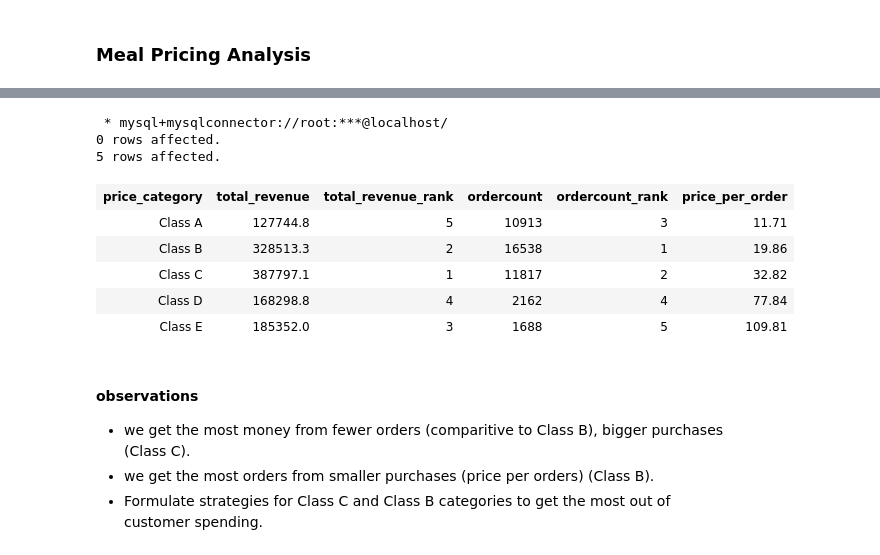
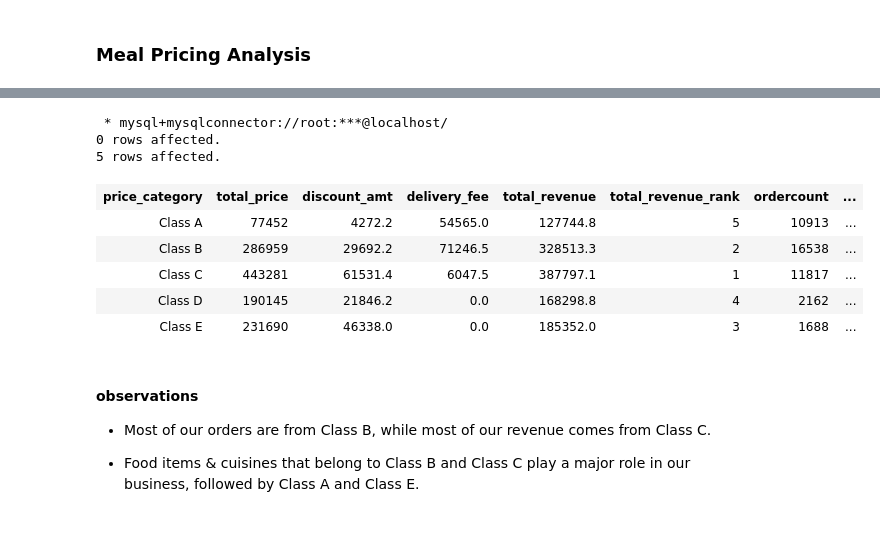
Before and after one commit to mragnostic/foodhunter-data-solutions, a Jupyter notebook: revenue drop analysis.ipynb, the cells around one changed output, grey strips where cells are left out. Drawn from its saved outputs; the diff is of its cells as text; code cells hidden in the pictures.

```diff
--- a/revenue drop analysis.ipynb
+++ b/revenue drop analysis.ipynb
@@ -1162,46 +1085,52 @@ limit 10;
 
 create or replace view foodhunter_reports.price_category_ordercount_revenue as
 select
 price_category,
-total_revenue,
+round(total_price,2) as total_price,
+round(discount_amt,2) as discount_amt,
+round(delivery_fee,2) as delivery_fee,
+round(total_revenue,2) as total_revenue,
 dense_rank() over(order by total_revenue desc) as total_revenue_rank,
 ordercount,
 dense_rank() over(order by ordercount desc) as ordercount_rank,
 round(total_revenue / ordercount, 2) as price_per_order
 from
   (select
     price_category,
     count(distinct order_id) as ordercount,
-    round(sum(final_price), 2) as total_revenue
+    sum(final_price) as total_revenue,
+    sum(discount) as discount_amt,
+    sum(total_price) as total_price,
+    sum(delivery_fee) as delivery_fee
    from
      (select
-       *,
-       case when total_price between 3 and 10 then "Class A"
+       order_id, final_price, discount, total_price, delivery_fee,
+       case when total_price between 1 and 10 then "Class A"
          when total_price between 11 and 25 then "Class B"
          when total_price between 26 and 60 then "Class C"
          when total_price between 61 and 100 then "Class D"
-         when total_price between 101 and 150 then "Class E"
+         when total_price >= 101 then "Class E"
        end as price_category
       from foodhunter.orders) q1
    group by price_category) q2
 order by price_category;
 
 select
 *
 from
 foodhunter_reports.price_category_ordercount_revenue;
 # %% [output]
  * mysql+mysqlconnector://root:***@localhost/
 0 rows affected.
 5 rows affected.
-| price_category | total_revenue | total_revenue_rank | ordercount | ordercount_rank | price_per_order |
-| Class A | 127744.8 | 5 | 10913 | 3 | 11.71 |
-| Class B | 328513.3 | 2 | 16538 | 1 | 19.86 |
-| Class C | 387797.1 | 1 | 11817 | 2 | 32.82 |
-| Class D | 168298.8 | 4 | 2162 | 4 | 77.84 |
-| Class E | 185352.0 | 3 | 1688 | 5 | 109.81 |
+| price_category | total_price | discount_amt | delivery_fee | total_revenue | total_revenue_rank | ordercount | ... |
+| Class A | 77452 | 4272.2 | 54565.0 | 127744.8 | 5 | 10913 | ... |
+| Class B | 286959 | 29692.2 | 71246.5 | 328513.3 | 2 | 16538 | ... |
+| Class C | 443281 | 61531.4 | 6047.5 | 387797.1 | 1 | 11817 | ... |
+| Class D | 190145 | 21846.2 | 0.0 | 168298.8 | 4 | 2162 | ... |
+| Class E | 231690 | 46338.0 | 0.0 | 185352.0 | 3 | 1688 | ... |
 # %% [markdown]
 #### <b> observations</b>
-* we get the most money from fewer orders (comparitive to Class B), bigger purchases (Class C).
-* we get the most orders from smaller purchases (price per orders) (Class B).
-* Formulate strategies for Class C and Class B categories to get the most out of customer spending.
+* Most of our orders are from Class B, while most of our revenue comes from Class C.
+
+* Food items & cuisines that belong to Class B and Class C play a major role in our business, followed by Class A and Class E.
```
Also changed, not shown: parts of 14 cells of this notebook.
